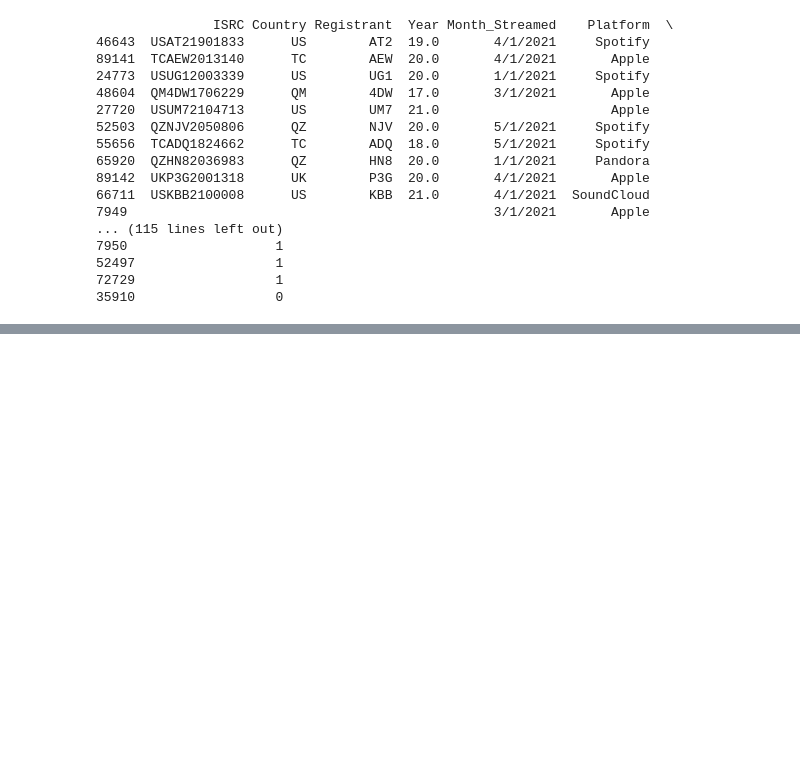
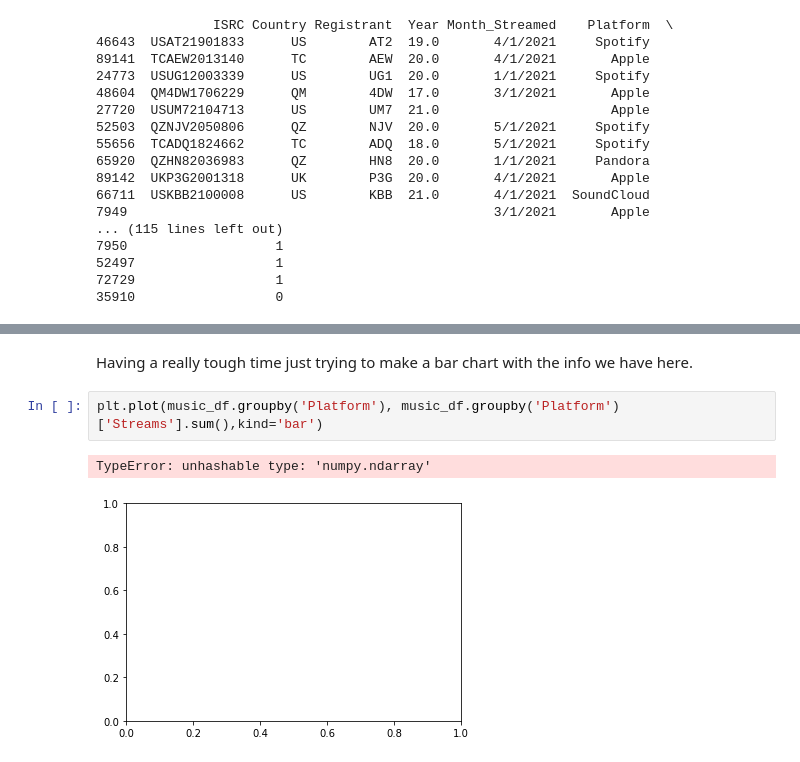
Before and after one commit to NSS-Data-Analytics-Cohort-6/mlc-project-count-dracula, a Jupyter notebook: notebooks/MLC_Phil.ipynb, the cells around one changed output, grey strips where cells are left out. Cells and saved outputs as stored; diff of their text form; blank space fills up the shorter version.

Commit message:
Making a lot of changes and removing unnecessary code since we have our direction for the project now

```diff
--- a/notebooks/MLC_Phil.ipynb
+++ b/notebooks/MLC_Phil.ipynb
@@ -247,0 +237,7 @@ NameError: name 'indiecheck1' is not defined
+# %% [markdown]
+Having a really tough time just trying to make a bar chart with the info we have here.
+# %%
+plt.plot(music_df.groupby('Platform'), music_df.groupby('Platform')['Streams'].sum(),kind='bar')
+# %% [output]
+TypeError: unhashable type: 'numpy.ndarray'
+[figure, added]
```
Also changed, not shown: parts of 23 cells of this notebook.
